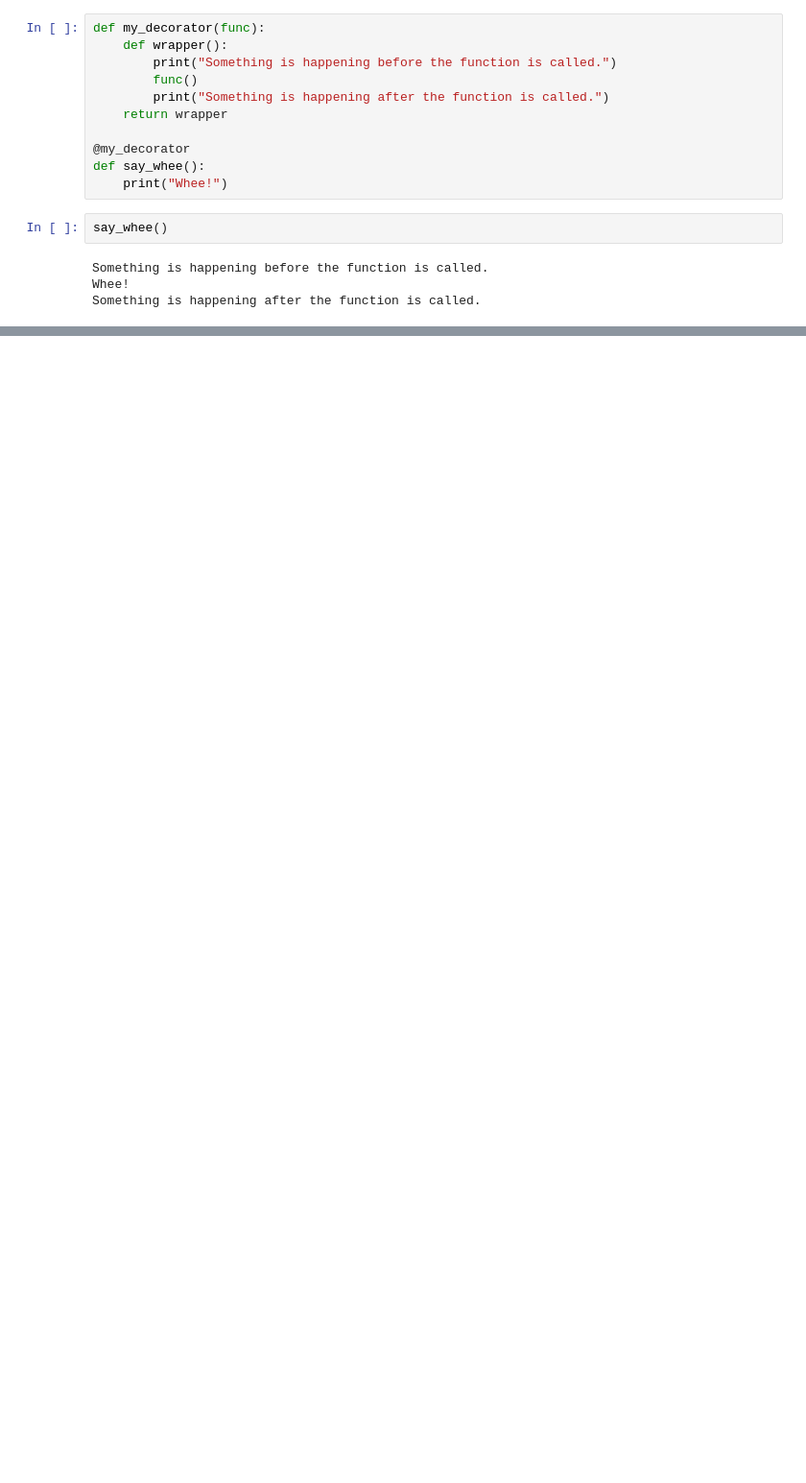
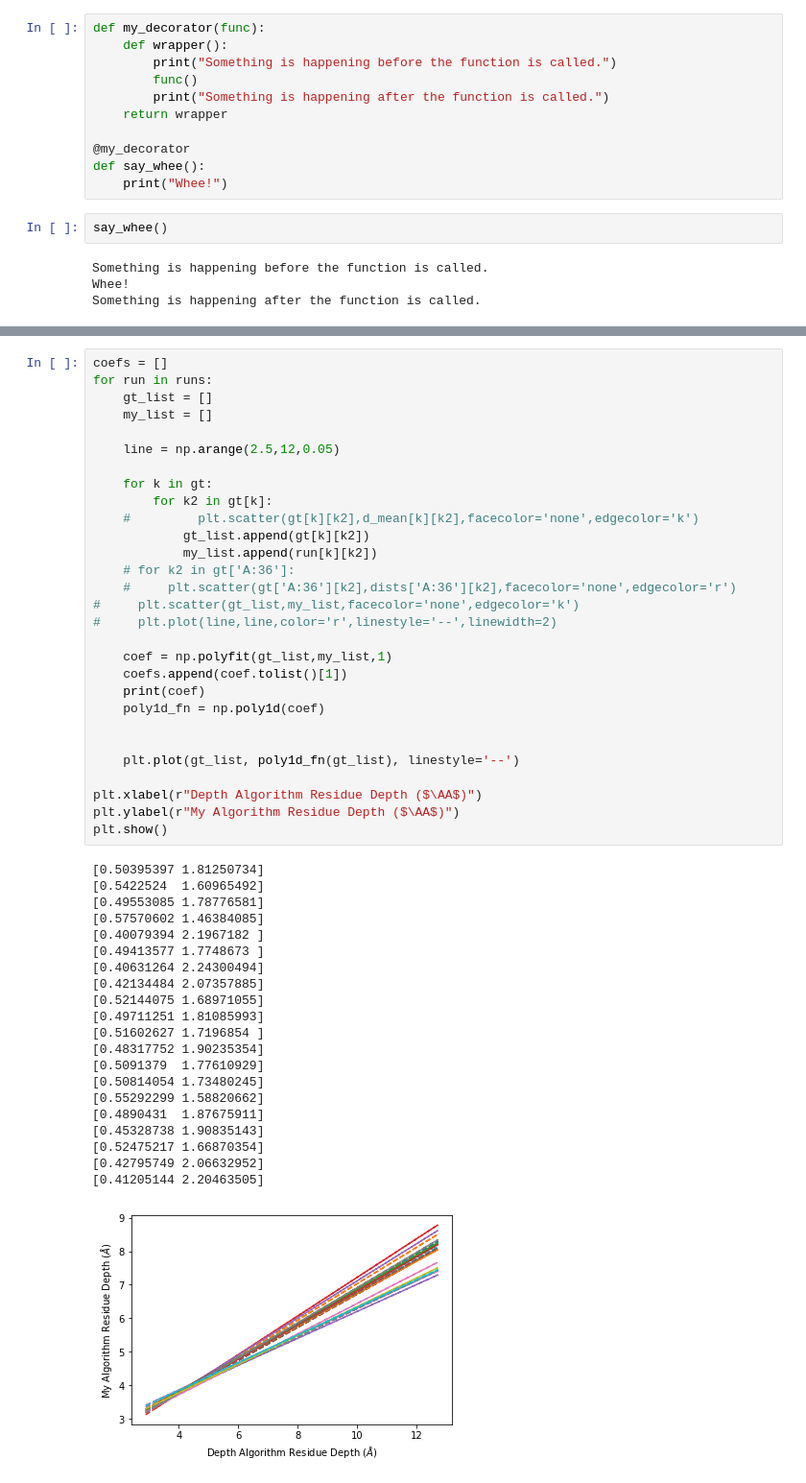
Before and after one commit to msinno01/ResidueDepth, a Jupyter notebook: water_box.ipynb, the cells around one changed output, grey strips where cells are left out. Shown at 96% size. Saved outputs shown, nothing was run; the diff lists cells and outputs as text; blank space fills up the shorter version.

```diff
--- a/water_box.ipynb
+++ b/water_box.ipynb
@@ -609,0 +760,51 @@ SpearmanrResult(correlation=0.8890856208364625, pvalue=0.0)
+# %%
+coefs = []
+for run in runs:
+    gt_list = []
+    my_list = []
+
+    line = np.arange(2.5,12,0.05)
+
+    for k in gt:
+        for k2 in gt[k]:
+    #         plt.scatter(gt[k][k2],d_mean[k][k2],facecolor='none',edgecolor='k')
+            gt_list.append(gt[k][k2])
+            my_list.append(run[k][k2])
+    # for k2 in gt['A:36']:
+    #     plt.scatter(gt['A:36'][k2],dists['A:36'][k2],facecolor='none',edgecolor='r')
+#     plt.scatter(gt_list,my_list,facecolor='none',edgecolor='k')
+#     plt.plot(line,line,color='r',linestyle='--',linewidth=2)
+
+    coef = np.polyfit(gt_list,my_list,1)
+    coefs.append(coef.tolist()[1])
+    print(coef)
+    poly1d_fn = np.poly1d(coef)
+
+
+    plt.plot(gt_list, poly1d_fn(gt_list), linestyle='--')
+
+plt.xlabel(r"Depth Algorithm Residue Depth ($\AA$)")
+plt.ylabel(r"My Algorithm Residue Depth ($\AA$)")
+plt.show()
+# %% [output]
+[0.50395397 1.81250734]
+[0.5422524  1.60965492]
+[0.49553085 1.78776581]
+[0.57570602 1.46384085]
+[0.40079394 2.1967182 ]
+[0.49413577 1.7748673 ]
+[0.40631264 2.24300494]
+[0.42134484 2.07357885]
+[0.52144075 1.68971055]
+[0.49711251 1.81085993]
+[0.51602627 1.7196854 ]
+[0.48317752 1.90235354]
+[0.5091379  1.77610929]
+[0.50814054 1.73480245]
+[0.55292299 1.58820662]
+[0.4890431  1.87675911]
+[0.45328738 1.90835143]
+[0.52475217 1.66870354]
+[0.42795749 2.06632952]
+[0.41205144 2.20463505]
+[figure, added]
```
Also changed, not shown: parts of 26 cells of this notebook, 5 other files.
